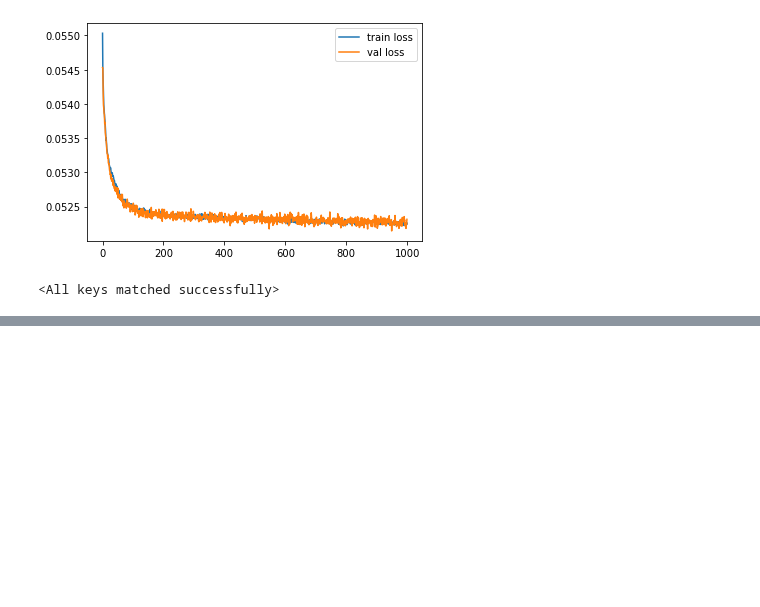
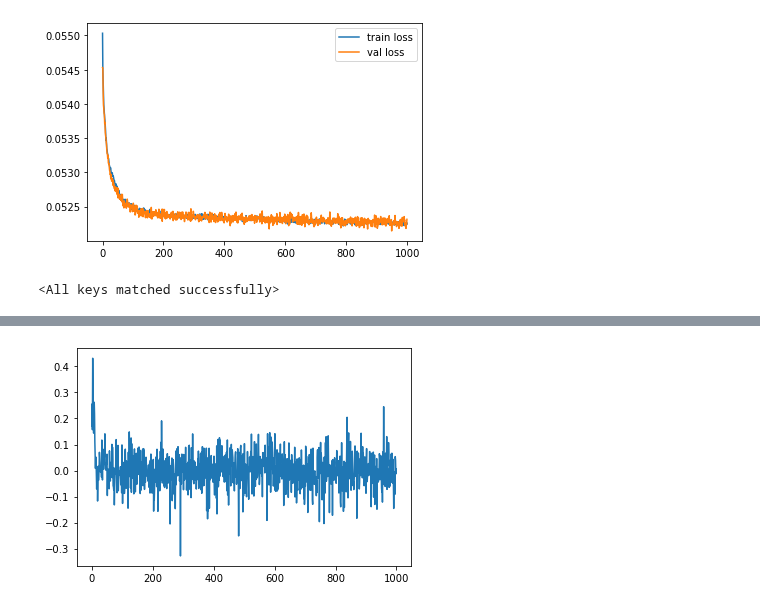
Before and after one commit to glory-99/simulation-based-inference, a Jupyter notebook: inference.ipynb, the cells around one changed output, grey strips where cells are left out. Cells and saved outputs as stored; diff of their text form; code cells hidden in the pictures; blank space fills up the shorter version.

Commit message:
inference using larger model

```diff
--- a/inference.ipynb
+++ b/inference.ipynb
@@ -67,8 +67,42 @@ class MLP(nn.Module):
         output = self.forward(data)
         loss = self.bceloss(output, targ)
         return loss
+# %%
+class MLP_promax(nn.Module):
+    def __init__(self, N, p):
+        super(MLP_promax, self).__init__()
+
+        self.fc1 = nn.Linear(N, 2048)
+        self.fc2 = nn.Linear(2048, 4096)
+        self.fc3 = nn.Linear(4096, 2048)
+        self.fc4 = nn.Linear(2048, 1024)
+        self.fc5 = nn.Linear(1024, p)
+        self.relu = nn.ReLU()
+        self.mseloss = nn.MSELoss()
+        self.bceloss = nn.BCEWithLogitsLoss()
+
+    def forward(self, input):
+        u = self.relu(self.fc1(input))
+        u = self.relu(self.fc2(u))
+        u = self.relu(self.fc3(u))
+        u = self.relu(self.fc4(u))
+        output = self.fc5(u)
+        return output
+
+    def get_mseloss(self, data, targ):
+        output = self.forward(data)
+        loss = self.mseloss(output, targ)
+        return loss
+
+    def get_bceloss(self, data, targ):
+        output = self.forward(data)
+        loss = self.bceloss(output, targ)
+        return loss
 # %%
 md = MLP(1100, 1000)
 md.load_state_dict(torch.load("My_model.pt"))
 # %% [output]
 <All keys matched successfully>
+# %%
+md_promax = MLP_promax(1100, 1000)
+md_promax.load_state_dict(torch.load("My_model_promax.pt"))
@@ -120,0 +166,6 @@ plt.show()
+# %%
+output = md_promax(input).detach().numpy()
+plt.plot(output)
+plt.show()
+# %% [output]
+[figure, added]
```
Also changed, not shown: parts of 6 cells of this notebook.
